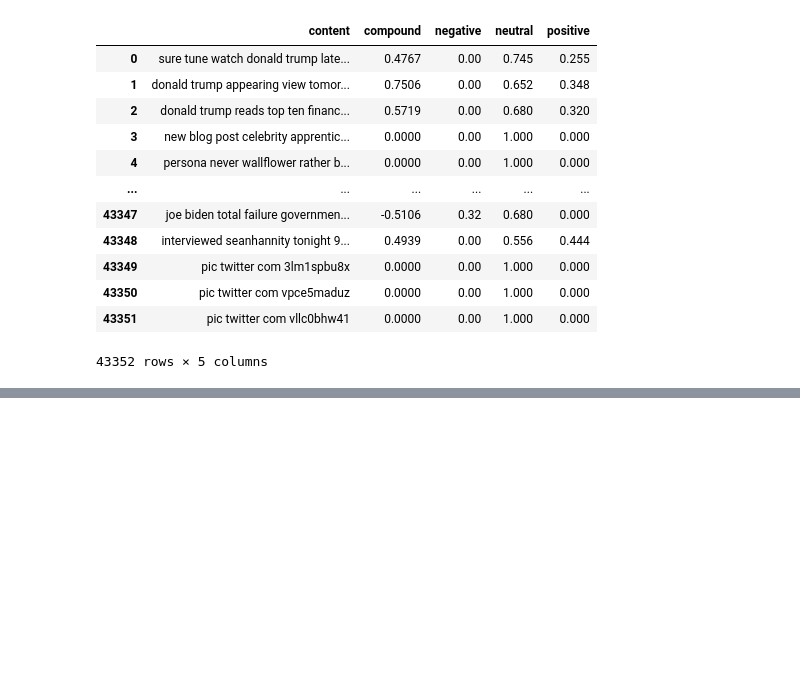
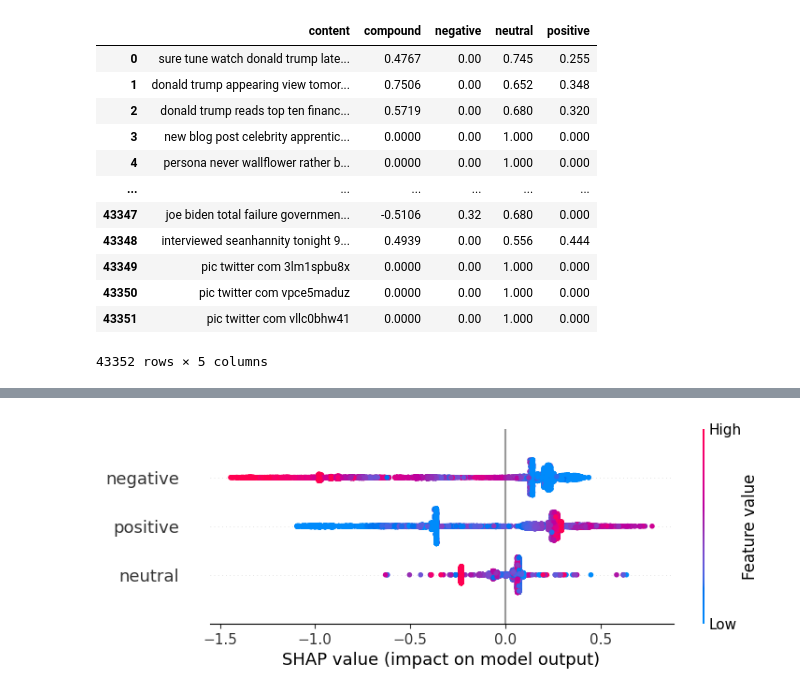
Before and after one commit to KarolKozlowski22/MIO_projekt2024, a Jupyter notebook: modelNLP.ipynb, the cells around one changed output, grey strips where cells are left out. Drawn from its saved outputs; the diff is of its cells as text; code cells hidden in the pictures; blank space fills up the shorter version.

```diff
--- a/modelNLP.ipynb
+++ b/modelNLP.ipynb
@@ -97,0 +103,4 @@ df
+# %%
+shap.plots.beeswarm(shap_values)
+# %% [output]
+[figure, added]
```
Also changed, not shown: parts of 8 cells of this notebook, 4 other files.
